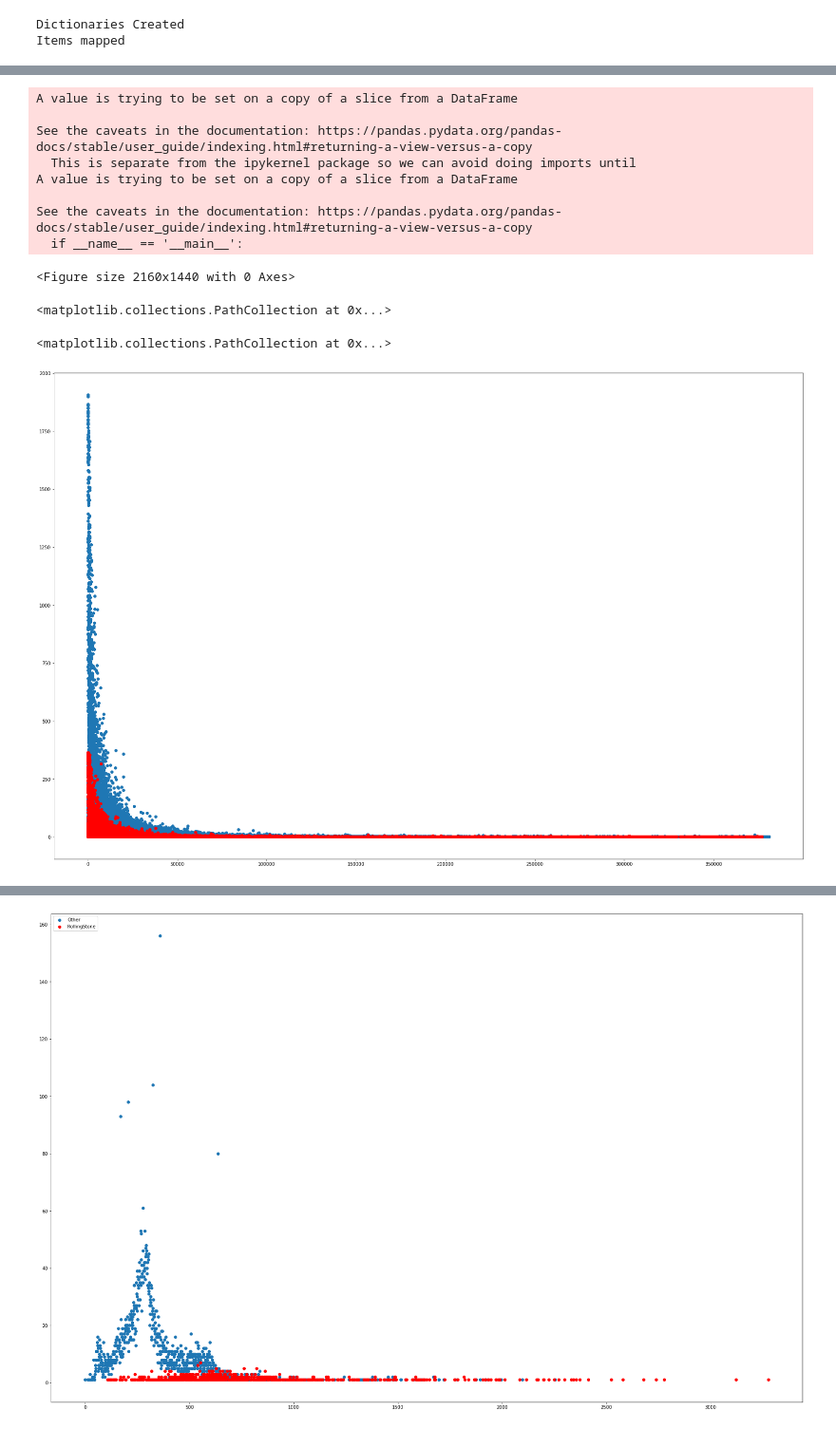
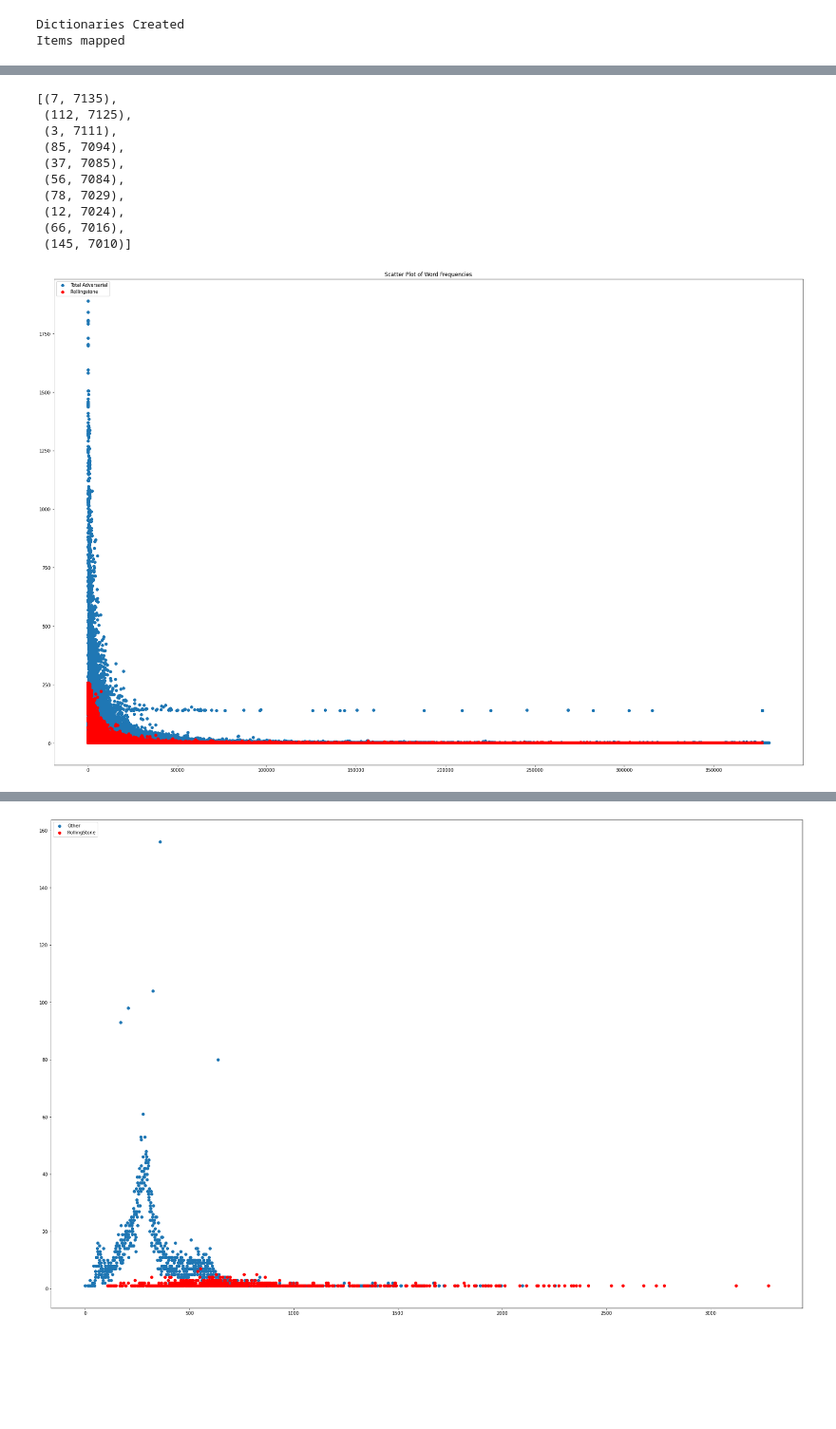
Before and after one commit to rohanbansal12/longform-classification, a Jupyter notebook: inner-product.ipynb, the cells around one changed output, grey strips where cells are left out. Shown at 95% size. Drawn from its saved outputs; the diff is of its cells as text; code cells hidden in the pictures; blank space fills up the shorter version.

```diff
--- a/inner-product.ipynb
+++ b/inner-product.ipynb
@@ -79,12 +79,12 @@ class Articles(torch.utils.data.Dataset):
     def clone(self):
         return self
 # %%
-def create_merged_dictionaries(train, test, val, eval_):
+def create_merged_dictionaries(train, test, val, adv_):
     counter = collections.Counter()
     url_counter = collections.Counter()
     urls = []
 
-    for example in train.examples + test.examples + val.examples + eval_.examples:
+    for example in train.examples + test.examples + val.examples + adv_.examples:
         counter.update(example['text'])
         counter.update(example['title'])
         urls.append(example['url'])
@@ -97,7 +97,7 @@ def create_merged_dictionaries(train, test, val, eval_):
 train_data = Articles("changed-data/train.json")
 test_data = Articles("changed-data/test.json")
 val_data = Articles("changed-data/validate.json")
-eval_data = Articles("eval-data/eval-data.json")
+adv_data = Articles("adv-data/adv-data.json")
 print("Data Loaded")
 # train_data = Articles("changed-data/debugdata/train_basic.json")
 # test_data = Articles("changed-data/debugdata/test_basic.json")
@@ -105,10 +105,10 @@ print("Data Loaded")
 # %% [output]
 Data Loaded
 # %%
-final_word_ids,final_url_ids= create_merged_dictionaries(train_data, test_data, val_data, eval_data)
+final_word_ids,final_url_ids= create_merged_dictionaries(train_data, test_data, val_data, adv_data)
 print("Dictionaries Created")
 
-for dataset in [train_data, test_data, val_data, eval_data]:
+for dataset in [train_data, test_data, val_data, adv_data]:
     dataset.map_items(final_word_ids, final_url_ids);
 
 print("Items mapped")
@@ -414,4 +414,4 @@ InnerProduct(
 # %%
-total_eval = pd.concat([df, eval_sort], ignore_index=True)
-sorted_total_eval = total_eval.sort_values(by='prediction', ascending=False)
+total_adv = pd.concat([df, adv_sort], ignore_index=True)
+sorted_total_adv = total_adv.sort_values(by='prediction', ascending=False)
 # %%
@@ -433,31 +433,42 @@ sorted_total_eval[sorted_total_eval.url.str.contains("rollingstone")].text.hist(
 # %%
 counter = collections.Counter()
 for i in range(0, 2000):
-    sorted_total_eval['text'][i] = list(sorted_total_eval['text'][i])
-    counter.update(sorted_total_eval['text'][i])
+    sorted_total_adv['text'][i] = list(sorted_total_adv['text'][i])
+    counter.update(sorted_total_adv['text'][i])
 
-rolling_df = sorted_total_eval[sorted_total_eval.url.str.contains("rollingstone")].reset_index(drop=True)
+rolling_df = sorted_total_adv[sorted_total_adv.url.str.contains("rollingstone")].reset_index(drop=True)
 rollingcounter = collections.Counter()
 for i in range(0, len(rolling_df)):
     rolling_df['text'][i] = list(rolling_df['text'][i])
     rollingcounter.update(rolling_df['text'][i])
+
+longform_train_counter = collections.Counter()
+longform_train_article_count = 0
+for example in train_data.examples:
+    if example['longform'] == 1:
+        longform_train_article_count += 1
+        longform_train_counter.update(list(set(example['text'])))
-# %% [output]
-A value is trying to be set on a copy of a slice from a DataFrame
-
-See the caveats in the documentation: https://pandas.pydata.org/pandas-docs/stable/user_guide/indexing.html#returning-a-view-versus-a-copy
-  This is separate from the ipykernel package so we can avoid doing imports until
-A value is trying to be set on a copy of a slice from a DataFrame
-
-See the caveats in the documentation: https://pandas.pydata.org/pandas-docs/stable/user_guide/indexing.html#returning-a-view-versus-a-copy
-  if __name__ == '__main__':
+# %%
+longform_train_counter.most_common()[:10]
+# %% [output]
+[(7, 7135),
+ (112, 7125),
+ (3, 7111),
+ (85, 7094),
+ (37, 7085),
+ (56, 7084),
+ (78, 7029),
+ (12, 7024),
+ (66, 7016),
+ (145, 7010)]
 # %%
+#word occurrence counts for adversarial set as a whole and specifically rollingstone articles
 import matplotlib.pyplot as plt
 plt.figure(figsize=(30,20))
-plt.scatter(*zip(*counter.most_common()))
-plt.scatter(*zip(*rollingcounter.most_common()), color="red")
-plt.show()
+plt.scatter(*zip(*counter.most_common()), label="Total Adversarial")
+plt.scatter(*zip(*rollingcounter.most_common()), color="red", label="Rollingstone")
+plt.legend(loc='upper left');
+plt.title("Scatter Plot of Word Frequencies")
+plt.show();
 # %% [output]
-<Figure size 2160x1440 with 0 Axes>
-<matplotlib.collections.PathCollection at 0x...>
-<matplotlib.collections.PathCollection at 0x...>
-[figure, old version]
+[figure, new version]
```
Also changed, not shown: parts of 21 cells of this notebook.
